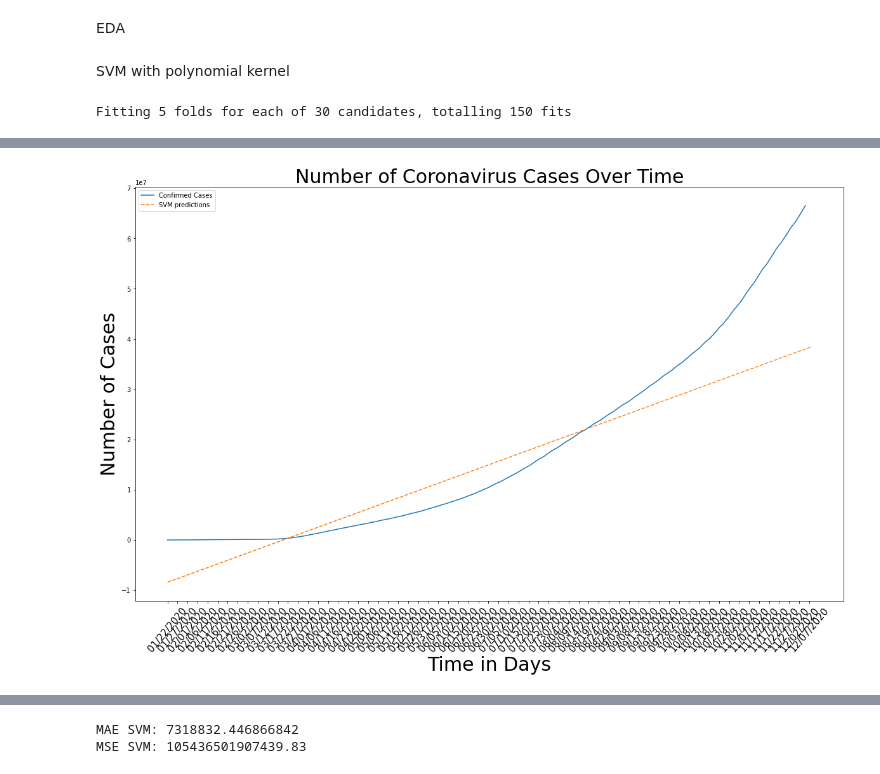
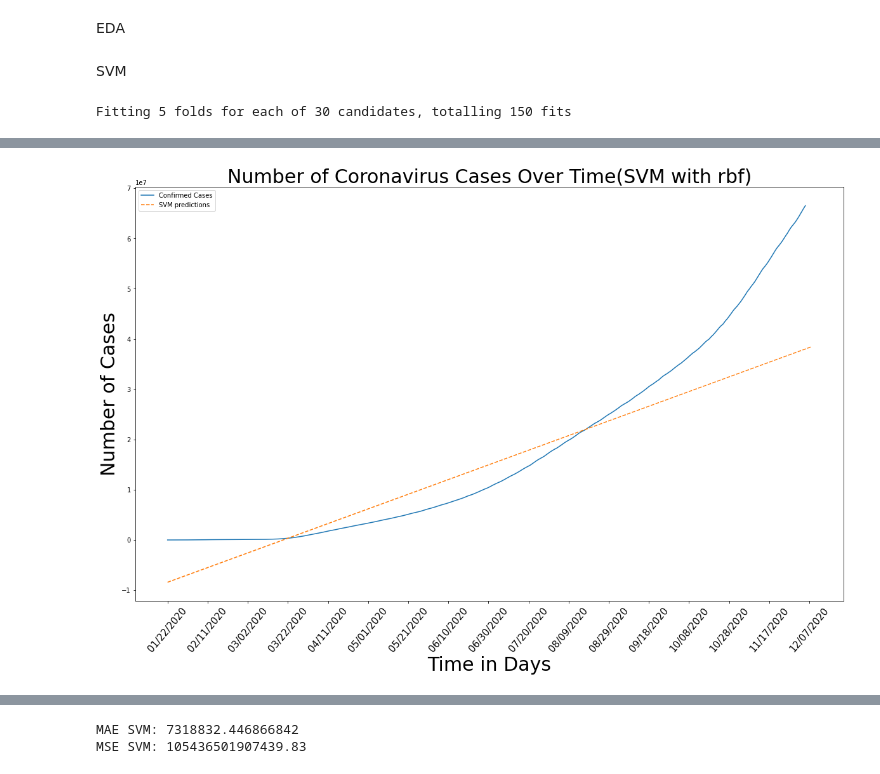
Before and after one commit to siddheshlatkar/CS6220_Project_Covid-19-, a Jupyter notebook: Covid_19_SVM.ipynb, the cells around one changed output, grey strips where cells are left out. Drawn from its saved outputs; the diff is of its cells as text; code cells hidden in the pictures.

```diff
--- a/Covid_19_SVM.ipynb
+++ b/Covid_19_SVM.ipynb
@@ -154,5 +154,3 @@ adjusted_dates = future_forcast_dates[:-3]
 # %%
 #Splitting into training and test sets
 X_train_confirmed,X_test_confirmed, y_train_confirmed,y_test_confirmed = train_test_split(days_data,cases_data,test_size=0.3,shuffle=False)
-# %% [markdown]
-SVM with polynomial kernel
@@ -166,4 +157,13 @@ svm_grid = {'kernel': kernel, 'C': c, 'gamma': gamma, 'epsilon': epsilon, 'shrin
+# %% [markdown]
+SVM
 # %%
+kernel = ['linear', 'rbf']
+c = [0.01, 0.1, 1, 10]
+gamma = [0.01, 0.1, 1]
+epsilon = [0.01, 0.1, 1]
+shrinking = [True, False]
+svm_grid = {'kernel': kernel, 'C': c, 'gamma': gamma, 'epsilon': epsilon, 'shrinking': shrinking}
+
 svm = SVR()
 svm_search = RandomizedSearchCV(svm, svm_grid, scoring='neg_mean_squared_error', cv=5, return_train_score=True,
                                 n_jobs=-1, n_iter=30, verbose=1)
@@ -178,11 +178,11 @@ test_rfr_pred_svm
 plt.figure(figsize=(20, 12))
 plt.plot(adjusted_dates, total_cases_worldwide)
 plt.plot(future_forcast_dates, svm_pred, linestyle='dashed')
-plt.title('Number of Coronavirus Cases Over Time', size=30)
+plt.title('Number of Coronavirus Cases Over Time(SVM with rbf)', size=30)
 plt.xlabel('Time in Days', size=30)
 plt.ylabel('Number of Cases', size=30)
 plt.legend(['Confirmed Cases', 'SVM predictions'])
-plt.xticks(np.arange(0, len(future_forcast_dates), 5), rotation=50, size=15)
+plt.xticks(np.arange(0, len(future_forcast_dates), 20), rotation=50, size=15)
 plt.show()
 # %% [output]
 Fitting 5 folds for each of 30 candidates, totalling 150 fits
@@ -192 +192 @@ Fitting 5 folds for each of 30 candidates, totalling 150 fits
-[figure, old version]
+[figure, new version]
```
Also changed, not shown: parts of 3 cells of this notebook.
